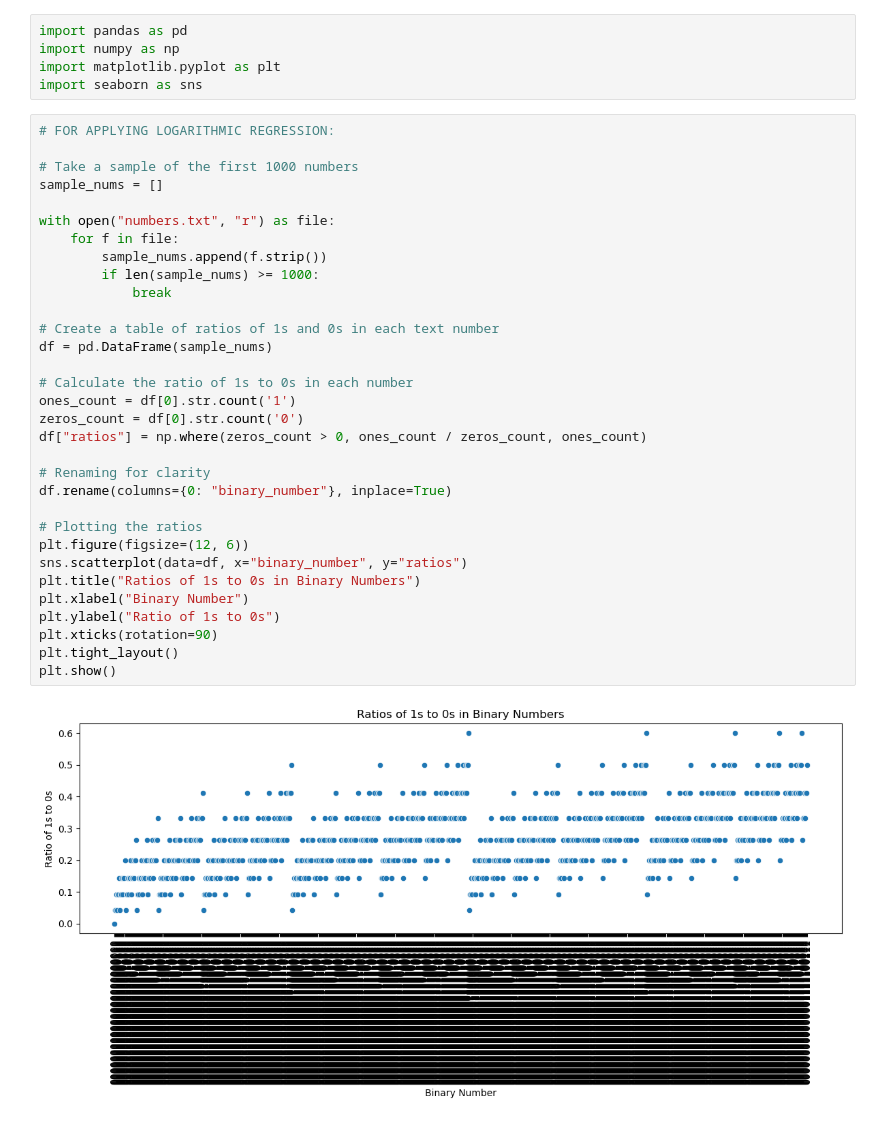
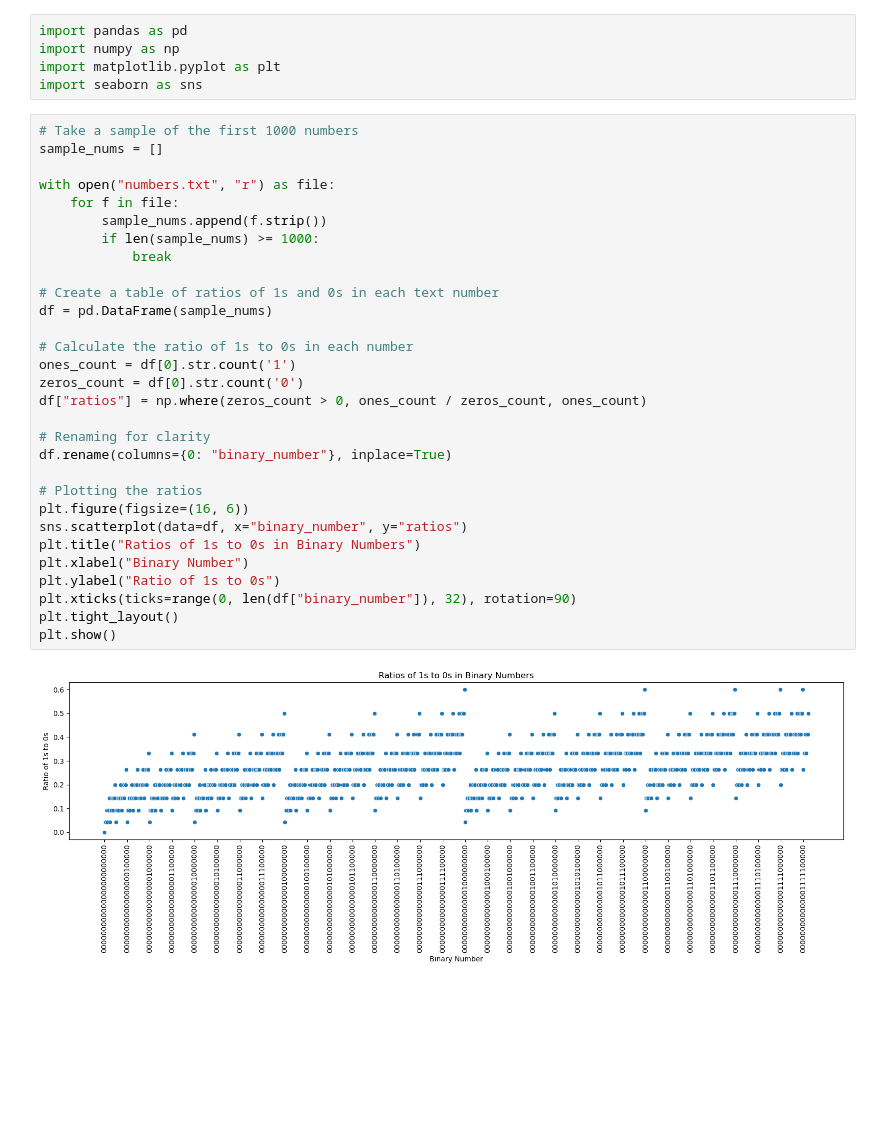
Before and after one commit to tali0n-git/Prime_Finder, a Jupyter notebook: attempts.ipynb, the cells around one changed output. Cells and saved outputs as stored; diff of their text form; blank space fills up the shorter version.

```diff
--- a/attempts.ipynb
+++ b/attempts.ipynb
@@ -6,36 +6,34 @@ import numpy as np
 import matplotlib.pyplot as plt
 import seaborn as sns
 # %%
-# FOR APPLYING LOGARITHMIC REGRESSION:
-
 # Take a sample of the first 1000 numbers
 sample_nums = []
 
 with open("numbers.txt", "r") as file:
     for f in file:
         sample_nums.append(f.strip())
         if len(sample_nums) >= 1000:
             break
 
 # Create a table of ratios of 1s and 0s in each text number
 df = pd.DataFrame(sample_nums)
 
 # Calculate the ratio of 1s to 0s in each number
 ones_count = df[0].str.count('1')
 zeros_count = df[0].str.count('0')
 df["ratios"] = np.where(zeros_count > 0, ones_count / zeros_count, ones_count)
 
 # Renaming for clarity
 df.rename(columns={0: "binary_number"}, inplace=True)
 
 # Plotting the ratios
-plt.figure(figsize=(12, 6))
+plt.figure(figsize=(16, 6))
 sns.scatterplot(data=df, x="binary_number", y="ratios")
 plt.title("Ratios of 1s to 0s in Binary Numbers")
 plt.xlabel("Binary Number")
 plt.ylabel("Ratio of 1s to 0s")
-plt.xticks(rotation=90)
+plt.xticks(ticks=range(0, len(df["binary_number"]), 32), rotation=90)
 plt.tight_layout()
 plt.show()
 # %% [output]
-[figure, old version]
+[figure, new version]
```
Also changed, not shown: parts of 2 cells of this notebook.
